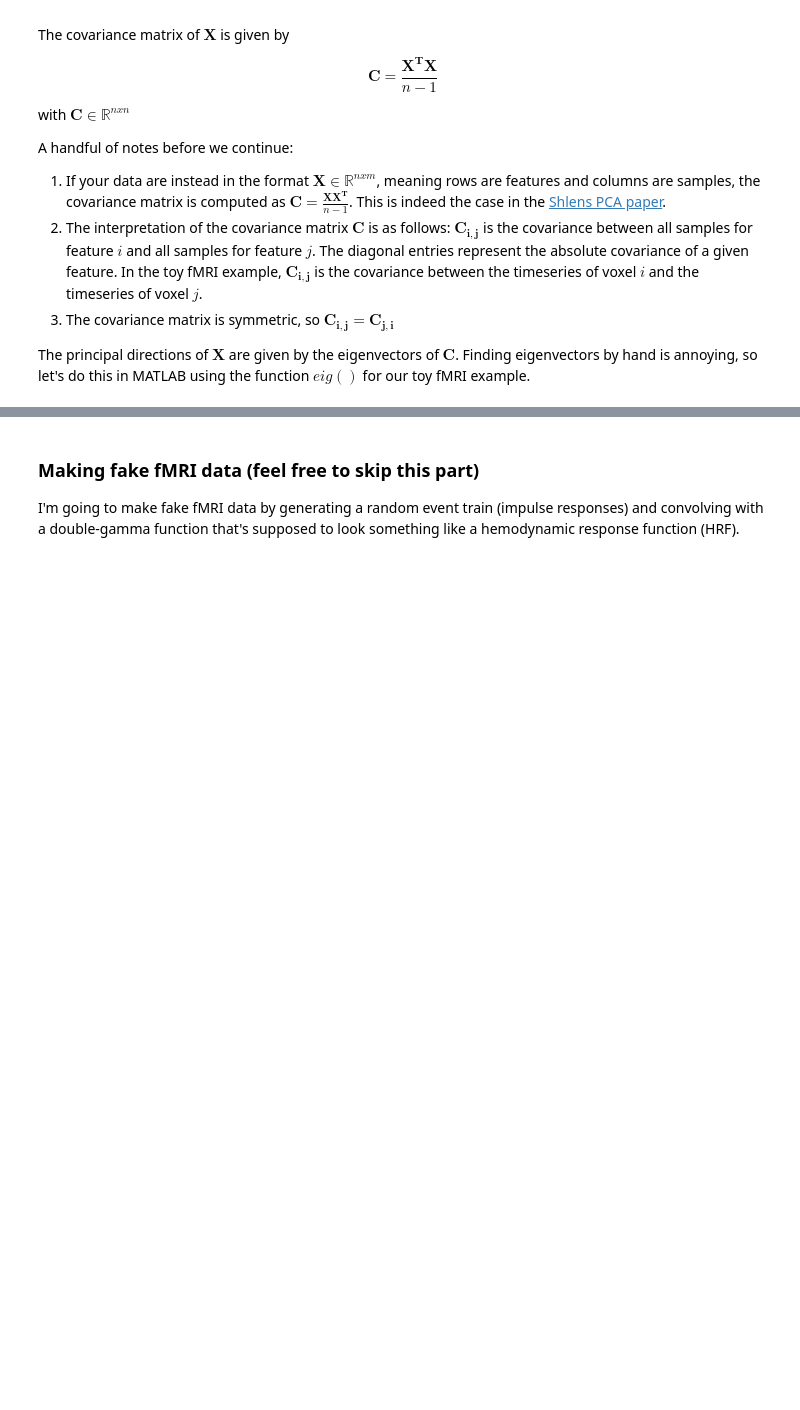
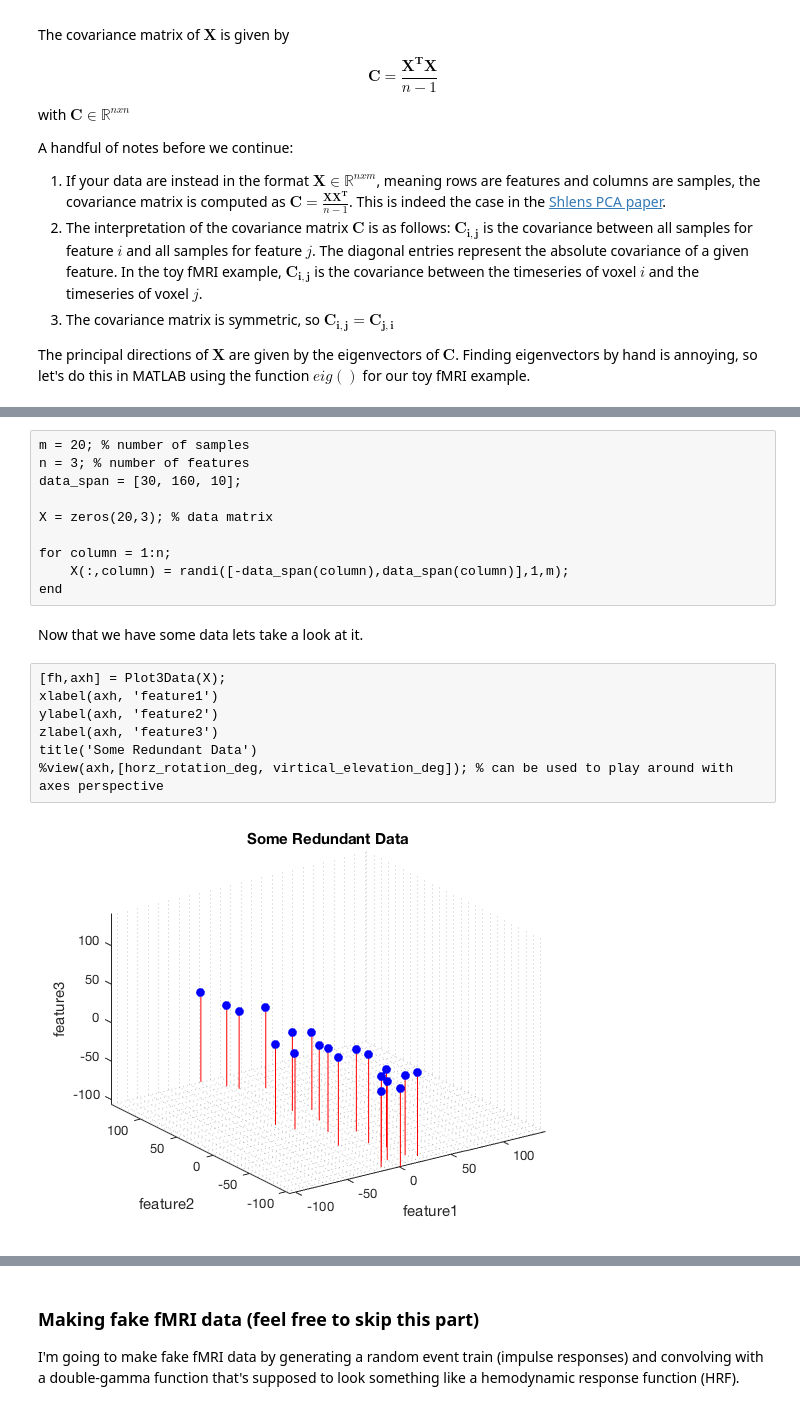
Before and after one commit to eshedmargalit/cn_preschool, a Jupyter notebook: cbb_fascicles/m3_PCA/notebooks/PCA_SVD.ipynb, the cells around one changed output, grey strips where cells are left out. Cells and saved outputs as stored; diff of their text form; blank space fills up the shorter version.

```diff
--- a/cbb_fascicles/m3_PCA/notebooks/PCA_SVD.ipynb
+++ b/cbb_fascicles/m3_PCA/notebooks/PCA_SVD.ipynb
@@ -31,0 +36,21 @@ The principal directions of $\mathbf{X}$ are given by the eigenvectors of $\math
+# %%
+m = 20; % number of samples
+n = 3; % number of features
+data_span = [30, 160, 10];
+
+X = zeros(20,3); % data matrix
+
+for column = 1:n;
+    X(:,column) = randi([-data_span(column),data_span(column)],1,m);
+end
+# %% [markdown]
+Now that we have some data lets take a look at it.
+# %%
+[fh,axh] = Plot3Data(X);
+xlabel(axh, 'feature1')
+ylabel(axh, 'feature2')
+zlabel(axh, 'feature3')
+title('Some Redundant Data')
+%view(axh,[horz_rotation_deg, virtical_elevation_deg]); % can be used to play around with axes perspective
+# %% [output]
+[figure, added]
```
Also changed, not shown: parts of 17 cells of this notebook, 1 other file.
